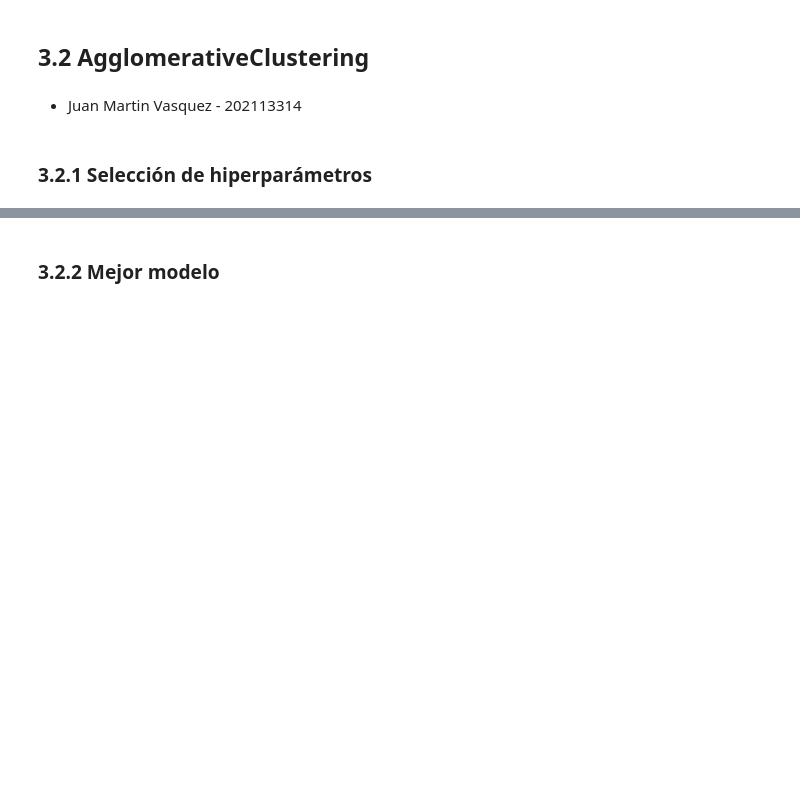
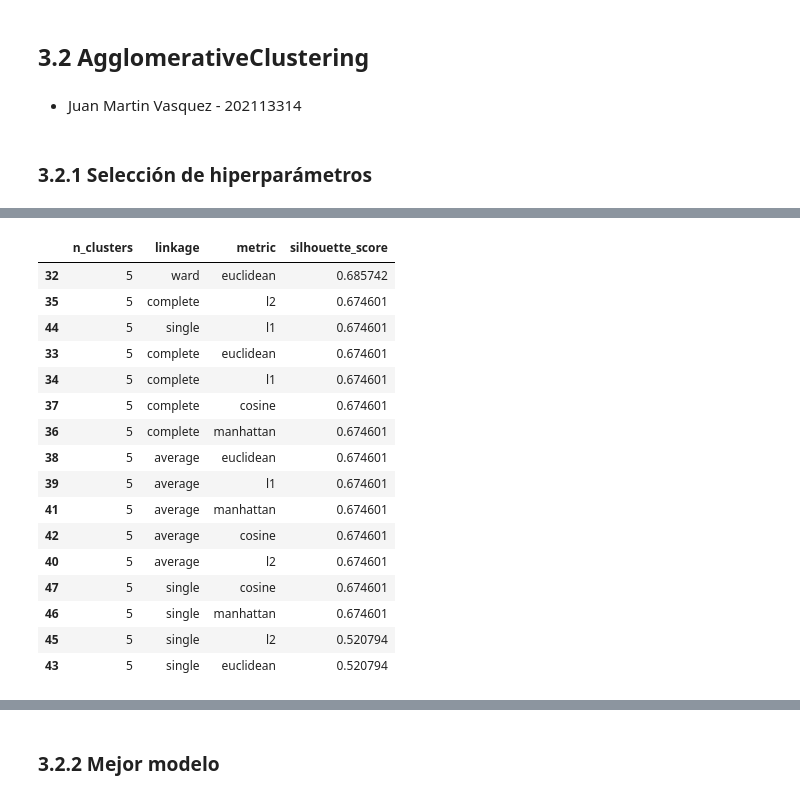
Before and after one commit to NataliaVillegasC/BI-Laboratorio2_Agrupacion, a Jupyter notebook: NataliaLab copy.ipynb, the cells around one changed output, grey strips where cells are left out. Drawn from its saved outputs; the diff is of its cells as text; code cells hidden in the pictures; blank space fills up the shorter version.

```diff
--- a/NataliaLab copy.ipynb
+++ b/NataliaLab copy.ipynb
@@ -846,0 +932,20 @@ Para implementar el algoritmo AgglomerativeClustering, es fundamental definir el
+# %%
+df_results[df_results["n_clusters"] == 5]
+# %% [output]
+|  | n_clusters | linkage | metric | silhouette_score |
+| 32 | 5 | ward | euclidean | 0.685742 |
+| 35 | 5 | complete | l2 | 0.674601 |
+| 44 | 5 | single | l1 | 0.674601 |
+| 33 | 5 | complete | euclidean | 0.674601 |
+| 34 | 5 | complete | l1 | 0.674601 |
+| 37 | 5 | complete | cosine | 0.674601 |
+| 36 | 5 | complete | manhattan | 0.674601 |
+| 38 | 5 | average | euclidean | 0.674601 |
+| 39 | 5 | average | l1 | 0.674601 |
+| 41 | 5 | average | manhattan | 0.674601 |
+| 42 | 5 | average | cosine | 0.674601 |
+| 40 | 5 | average | l2 | 0.674601 |
+| 47 | 5 | single | cosine | 0.674601 |
+| 46 | 5 | single | manhattan | 0.674601 |
+| 45 | 5 | single | l2 | 0.520794 |
+| 43 | 5 | single | euclidean | 0.520794 |
```
Also changed, not shown: parts of 13 cells of this notebook.
